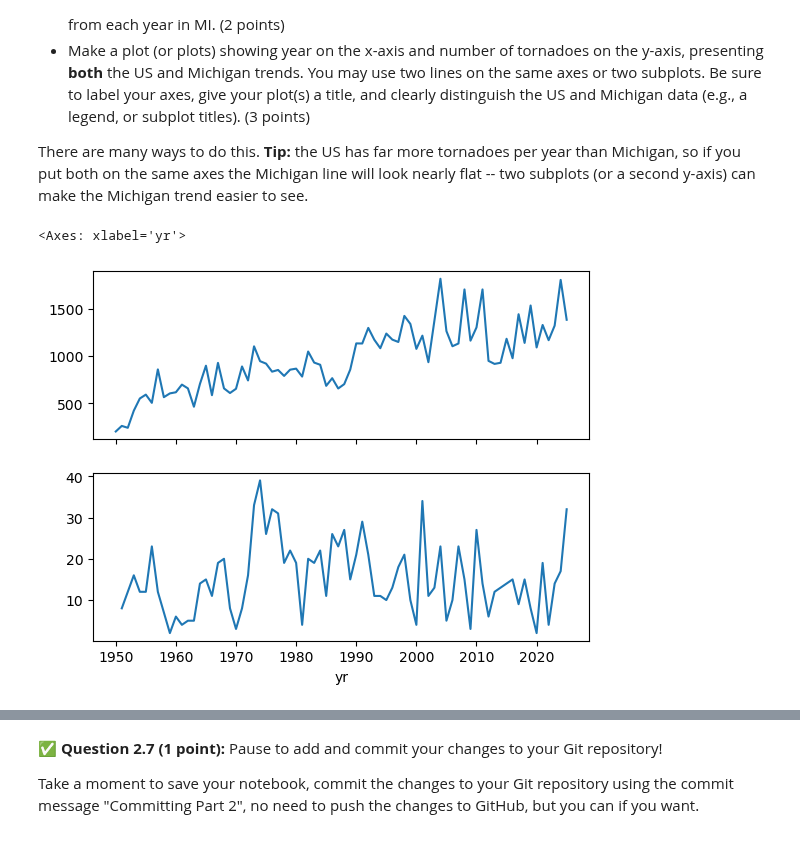
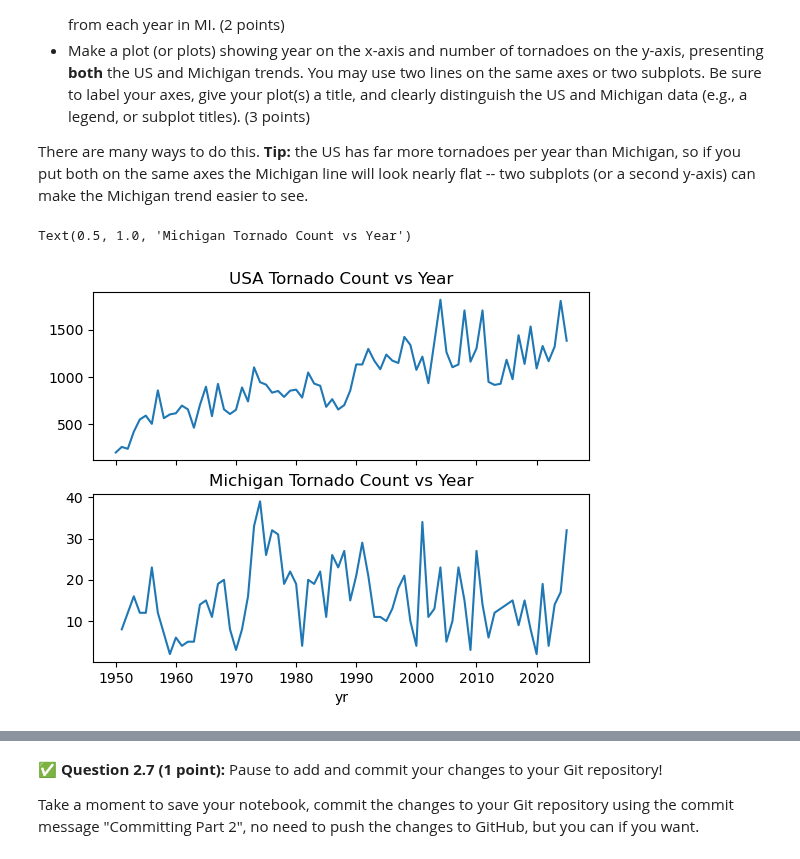
Before and after one commit to ChrSch6767/CMSE202-f26-turnin, a Jupyter notebook: hw-01/HW01-GitPandasPackagesClasses-STUDENT.ipynb, the cells around one changed output, grey strips where cells are left out. Drawn from its saved outputs; the diff is of its cells as text; code cells hidden in the pictures.

```diff
--- a/hw-01/HW01-GitPandasPackagesClasses-STUDENT.ipynb
+++ b/hw-01/HW01-GitPandasPackagesClasses-STUDENT.ipynb
@@ -332,19 +332,23 @@ Text(0.5, 1.0, 'Tornado count by State')
 There are many ways to do this. **Tip:** the US has far more tornadoes per year than Michigan, so if you put both on the same axes the Michigan line will look nearly flat -- two subplots (or a second y-axis) can make the Michigan trend easier to see.
 # %%
 # Put your code here
+import matplotlib.pyplot as plt
 
-us_by_year = actual_tornadoes.groupby("yr").size()
+us_year = actual_tornadoes.groupby("yr").size()
 
 mi_rows = actual_tornadoes[actual_tornadoes["st"] == "MI"]
 mi_year = mi_rows.groupby("yr").size()
 
 fig, (ax1, ax2) = plt.subplots(2, 1, sharex=True)
 
-us_by_year.plot(ax=ax1)
-mi_by_year.plot(ax=ax2)
+us_year.plot(ax=ax1)
+mi_year.plot(ax=ax2)
+
+ax1.set_title("USA Tornado Count vs Year")
+ax2.set_title("Michigan Tornado Count vs Year")
 # %% [output]
-<Axes: xlabel='yr'>
+Text(0.5, 1.0, 'Michigan Tornado Count vs Year')
-[figure, old version]
+[figure, new version]
 # %% [markdown]
 <!-- END QUESTION -->
 <!-- DO NOT MODIFY OR DELETE THIS CELL. Make sure your solution to the question above is in the cell(s) above this one. -->
```
Also changed, not shown: parts of 10 cells of this notebook.
